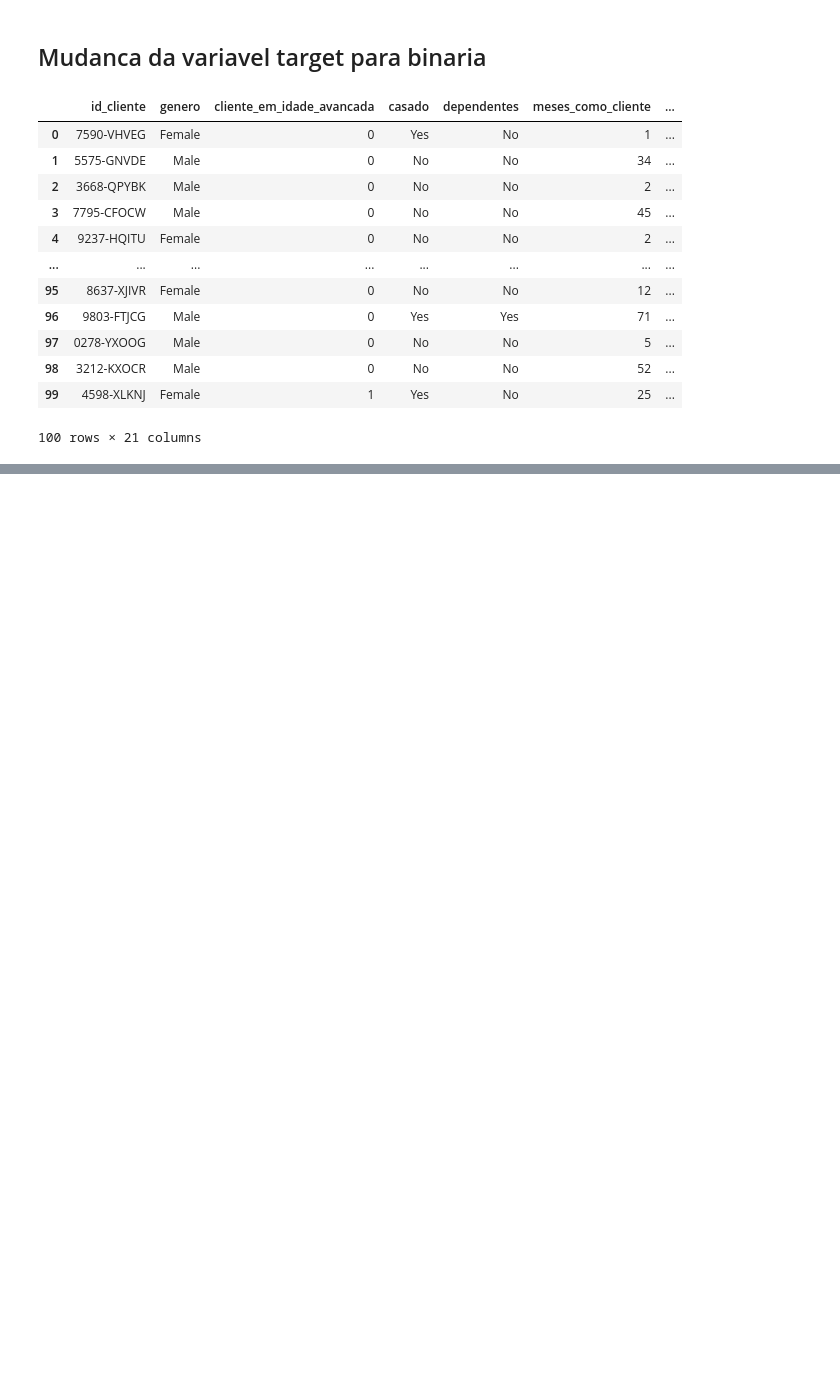
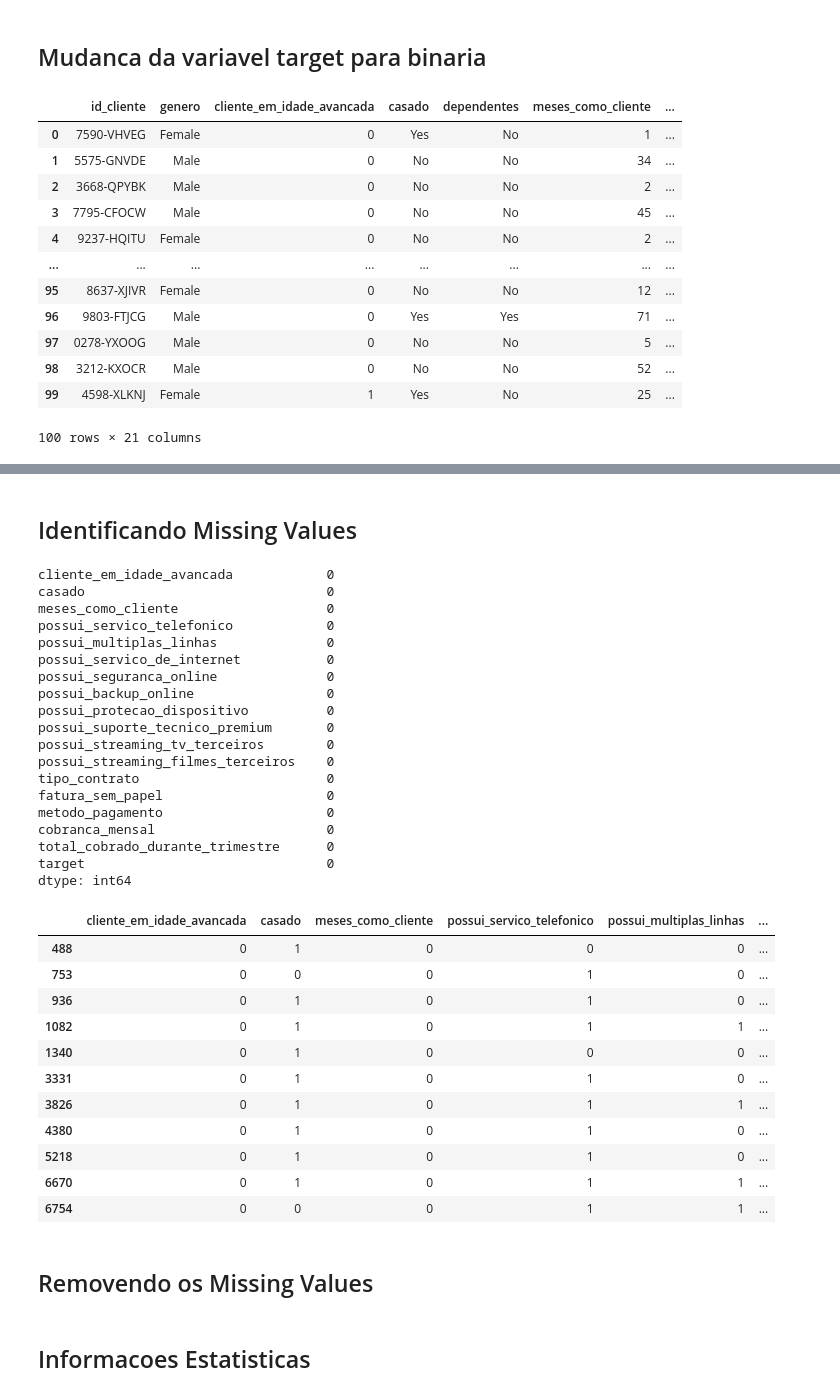
Before and after one commit to Gusta9s/Tech_Challenge_Churn_Prediction, a Jupyter notebook: notebooks/regressao_logistica/historico/V1-Analise_Exploratoria_de_Dados.ipynb, the cells around one changed output, grey strips where cells are left out. Saved outputs shown, nothing was run; the diff lists cells and outputs as text; code cells hidden in the pictures; blank space fills up the shorter version.

```diff
--- a/notebooks/regressao_logistica/historico/V1-Analise_Exploratoria_de_Dados.ipynb
+++ b/notebooks/regressao_logistica/historico/V1-Analise_Exploratoria_de_Dados.ipynb
@@ -107,0 +183,42 @@ dataframe_de_churn_inicial_colunas_traduzidas.head(n=100)
+# %% [markdown]
+## Identificando Missing Values
+# %%
+print(dataframe_de_churn_inicial_colunas_sensiveis_removidas.isna().sum())
+dataframe_validacao_cenario_meses_como_cliente_zero = dataframe_de_churn_inicial_colunas_sensiveis_removidas[
+    (dataframe_de_churn_inicial_colunas_sensiveis_removidas["meses_como_cliente"].isna())
+    | (dataframe_de_churn_inicial_colunas_sensiveis_removidas["meses_como_cliente"] == 0)]
+dataframe_validacao_cenario_meses_como_cliente_zero.head(n=100)
+# %% [output]
+cliente_em_idade_avancada            0
+casado                               0
+meses_como_cliente                   0
+possui_servico_telefonico            0
+possui_multiplas_linhas              0
+possui_servico_de_internet           0
+possui_seguranca_online              0
+possui_backup_online                 0
+possui_protecao_dispositivo          0
+possui_suporte_tecnico_premium       0
+possui_streaming_tv_terceiros        0
+possui_streaming_filmes_terceiros    0
+tipo_contrato                        0
+fatura_sem_papel                     0
+metodo_pagamento                     0
+cobranca_mensal                      0
+total_cobrado_durante_trimestre      0
+target                               0
+dtype: int64
+|  | cliente_em_idade_avancada | casado | meses_como_cliente | possui_servico_telefonico | possui_multiplas_linhas | ... |
+| 488 | 0 | 1 | 0 | 0 | 0 | ... |
+| 753 | 0 | 0 | 0 | 1 | 0 | ... |
+| 936 | 0 | 1 | 0 | 1 | 0 | ... |
+| 1082 | 0 | 1 | 0 | 1 | 1 | ... |
+| 1340 | 0 | 1 | 0 | 0 | 0 | ... |
+| 3331 | 0 | 1 | 0 | 1 | 0 | ... |
+| 3826 | 0 | 1 | 0 | 1 | 1 | ... |
+| 4380 | 0 | 1 | 0 | 1 | 0 | ... |
+| 5218 | 0 | 1 | 0 | 1 | 0 | ... |
+| 6670 | 0 | 1 | 0 | 1 | 1 | ... |
+| 6754 | 0 | 0 | 0 | 1 | 1 | ... |
+# %% [markdown]
+## Removendo os Missing Values
@@ -107,0 +235,2 @@ dataframe_de_churn_inicial_colunas_traduzidas.head(n=100)
+# %% [markdown]
+## Informacoes Estatisticas
```
Also changed, not shown: parts of 12 cells of this notebook.
